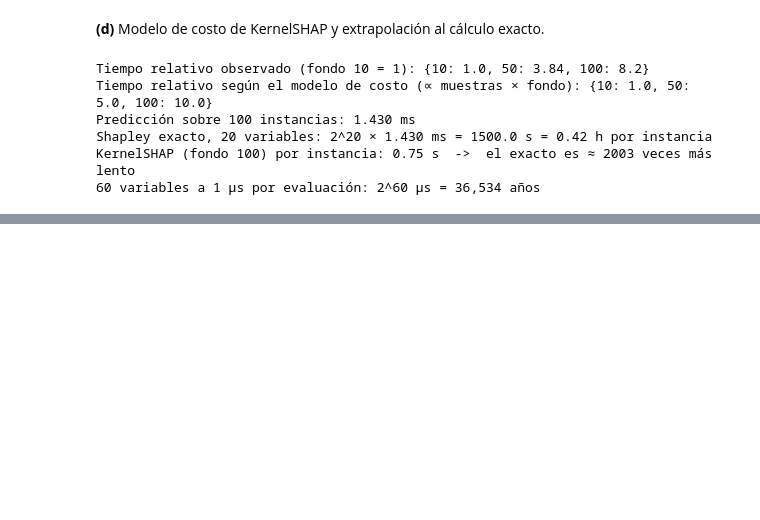
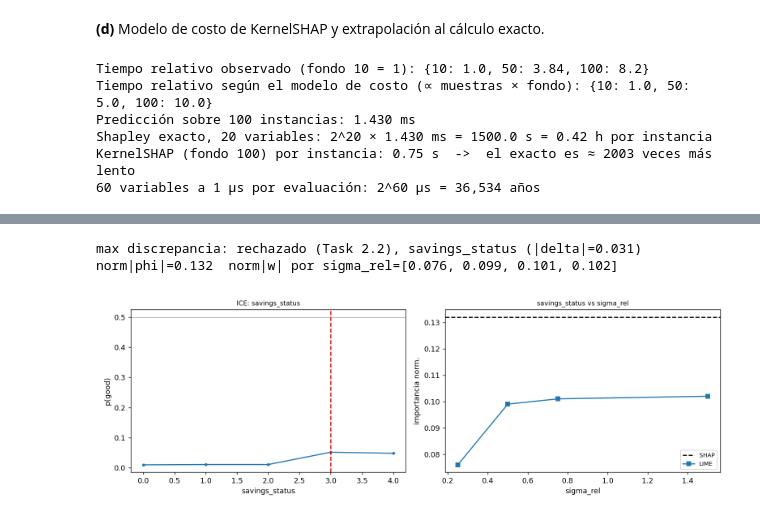
Before and after one commit to Isabella334/DeepLearning-Lab9, a Jupyter notebook: Lab10.ipynb, the cells around one changed output, grey strips where cells are left out. Saved outputs shown, nothing was run; the diff lists cells and outputs as text; code cells hidden in the pictures; blank space fills up the shorter version.

```diff
--- a/Lab10.ipynb
+++ b/Lab10.ipynb
@@ -598,0 +756,15 @@ KernelSHAP (fondo 100) por instancia: 0.75 s  ->  el exacto es ≈ 2003 veces m
+# %%
+# (a) Spearman entre |w| de LIME (20 vars) y |phi| de SHAP (Task 2.2) + coincidencia top-3.
+filas = []
+for nombre, i in CLIENTES:
+    w_abs = lime_run(i, 5000, 0.75, 5, SEED)["w_abs"]       # |w| de las 20 variables (config Task 3.1)
+    phi_abs = np.abs(phi[i])                                # |phi| de SHAP del Task 2.2
+    rho = float(spearmanr(w_abs, phi_abs).statistic)
+    t3_lime = [COLS[j] for j in np.argsort(-w_abs)[:3]]
+    t3_shap = [COLS[j] for j in np.argsort(-phi_abs)[:3]]
+    comunes = sorted(set(t3_lime) & set(t3_shap))
+    filas.append({"cliente": nombre, "ρ Spearman": round(rho, 4), "top-3 LIME": t3_lime,
+                  "top-3 SHAP": t3_shap, "coinciden": len(comunes)})
+    print(f"{nombre}: ρ = {rho:.4f} | top-3 comunes ({len(comunes)}): {comunes}")
+T33a = pd.DataFrame(filas)
+T33a
@@ -598,0 +874,29 @@ KernelSHAP (fondo 100) por instancia: 0.75 s  ->  el exacto es ≈ 2003 veces m
+# %%
+# (b) Cliente y variable de maxima discrepancia LIME vs SHAP; prueba con ICE y sigma_rel.
+best = (-1.0, None, None)
+for nombre, i in CLIENTES:
+    w = lime_run(i, 5000, 0.75, 5, SEED)["w_abs"]; ph = np.abs(phi[i])
+    disc = np.abs(w / w.sum() - ph / ph.sum()); j = int(np.argmax(disc))
+    if disc[j] > best[0]: best = (disc[j], i, j)
+ci, cj = best[1], best[2]; cnom = [n for n, i in CLIENTES if i == ci][0]
+print(f"max discrepancia: {cnom}, {COLS[cj]} (|delta|={best[0]:.3f})")
+vals = np.unique(Xtr_vals[:, cj])
+Xs = np.tile(X_te.iloc[ci].values, (len(vals), 1)).astype(float); Xs[:, cj] = vals
+ps = gb.predict_proba(pd.DataFrame(Xs, columns=COLS))[:, 1]
+srs = [0.25, 0.5, 0.75, 1.5]; nph = np.abs(phi[ci])[cj] / np.abs(phi[ci]).sum()
+nw = []
+for sr in srs:
+    w = lime_run(ci, 5000, sr, 5, SEED)["w_abs"]; nw.append(float(round(w[cj] / w.sum(), 3)))
+print(f"norm|phi|={nph:.3f}  norm|w| por sigma_rel={nw}")
+fig, ax = plt.subplots(1, 2, figsize=(12, 4))
+ax[0].plot(vals, ps, marker="o", ms=3); ax[0].axvline(X_te.iloc[ci].values[cj], color="r", ls="--")
+ax[0].axhline(0.5, color="gray", lw=0.6); ax[0].set_xlabel(COLS[cj]); ax[0].set_ylabel("p(good)")
+ax[0].set_title("ICE: " + COLS[cj], fontsize=9)
+ax[1].axhline(nph, color="k", ls="--", label="SHAP"); ax[1].plot(srs, nw, marker="s", label="LIME")
+ax[1].set_xlabel("sigma_rel"); ax[1].set_ylabel("importancia norm."); ax[1].legend(fontsize=8)
+ax[1].set_title(COLS[cj] + " vs sigma_rel", fontsize=9)
+plt.tight_layout(); plt.savefig("figs/t35b.png", dpi=130); plt.show()
+# %% [output]
+max discrepancia: rechazado (Task 2.2), savings_status (|delta|=0.031)
+norm|phi|=0.132  norm|w| por sigma_rel=[0.076, 0.099, 0.101, 0.102]
+[figure, added]
```
Also changed, not shown: parts of 13 cells of this notebook, 3 other files.
